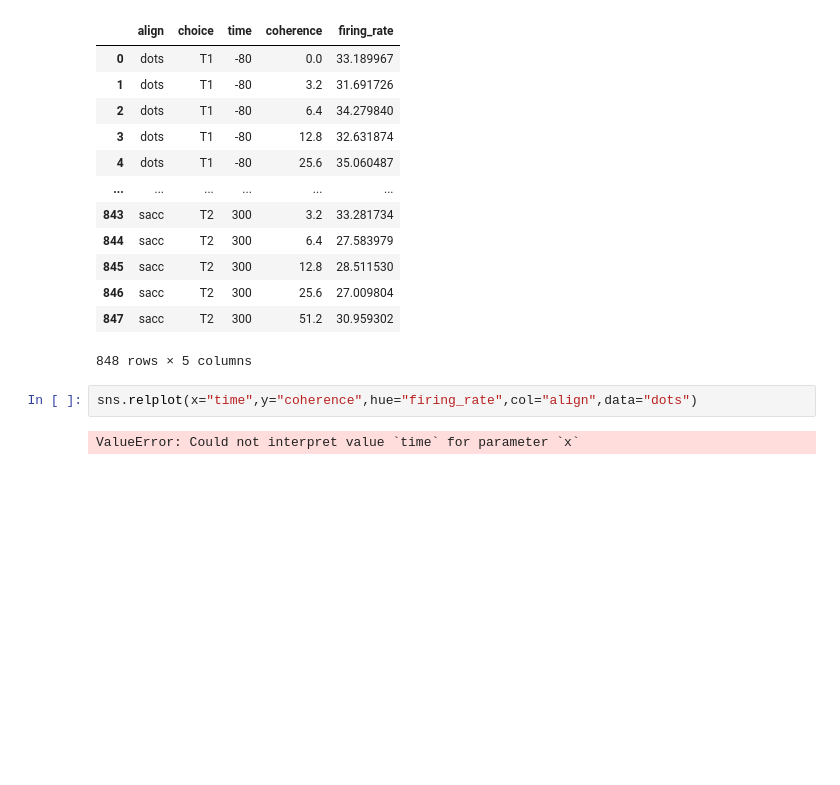
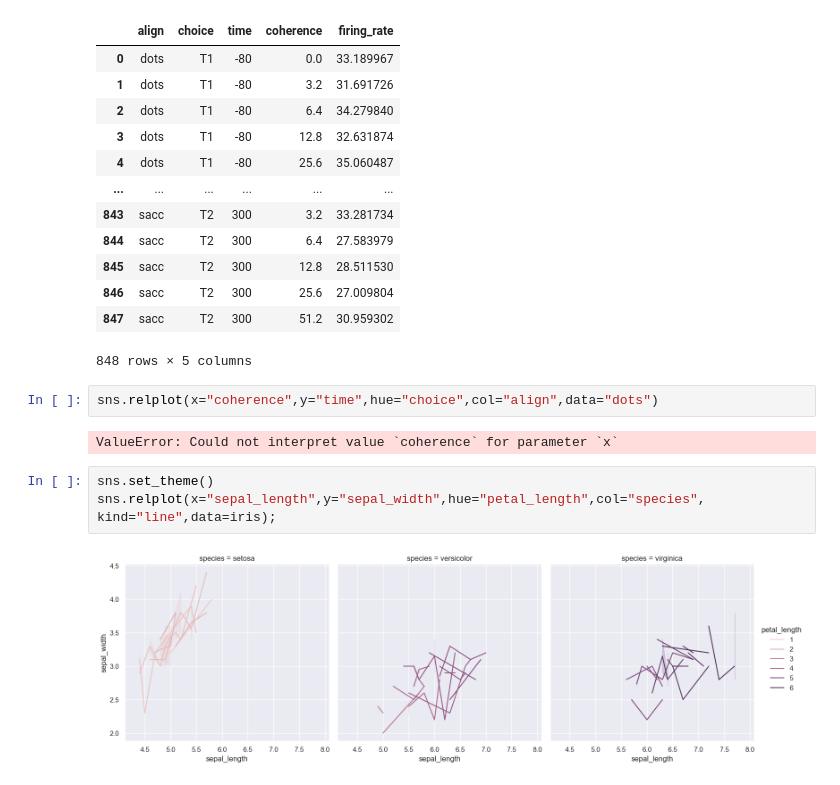
Before and after one commit to Utkash12/digipodium, a Jupyter notebook: data analysis/seaborn.ipynb, the cells around one changed output. Saved outputs shown, nothing was run; the diff lists cells and outputs as text; blank space fills up the shorter version.

Commit message:
theme

```diff
--- a/data analysis/seaborn.ipynb
+++ b/data analysis/seaborn.ipynb
@@ -97,6 +97,11 @@ dots
 | 847 | sacc | T2 | 300 | 51.2 | 30.959302 |
 848 rows × 5 columns
 # %%
-sns.relplot(x="time",y="coherence",hue="firing_rate",col="align",data="dots")
+sns.relplot(x="coherence",y="time",hue="choice",col="align",data="dots")
 # %% [output]
-ValueError: Could not interpret value `time` for parameter `x`
+ValueError: Could not interpret value `coherence` for parameter `x`
+# %%
+sns.set_theme()
+sns.relplot(x="sepal_length",y="sepal_width",hue="petal_length",col="species", kind="line",data=iris);
+# %% [output]
+[figure, added]
```
